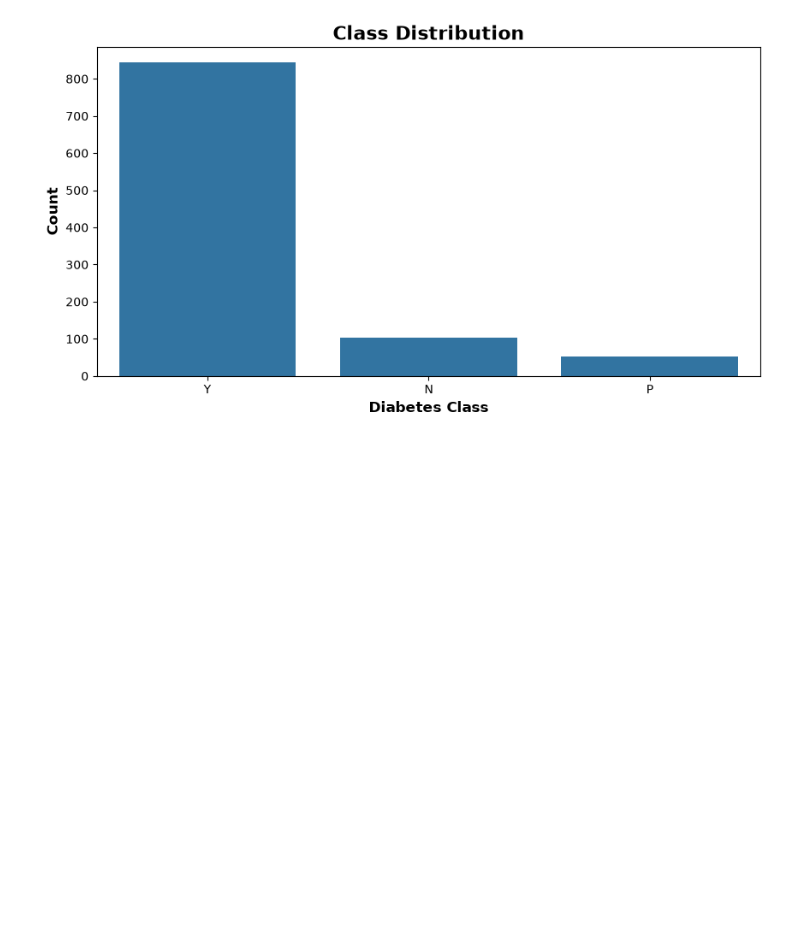
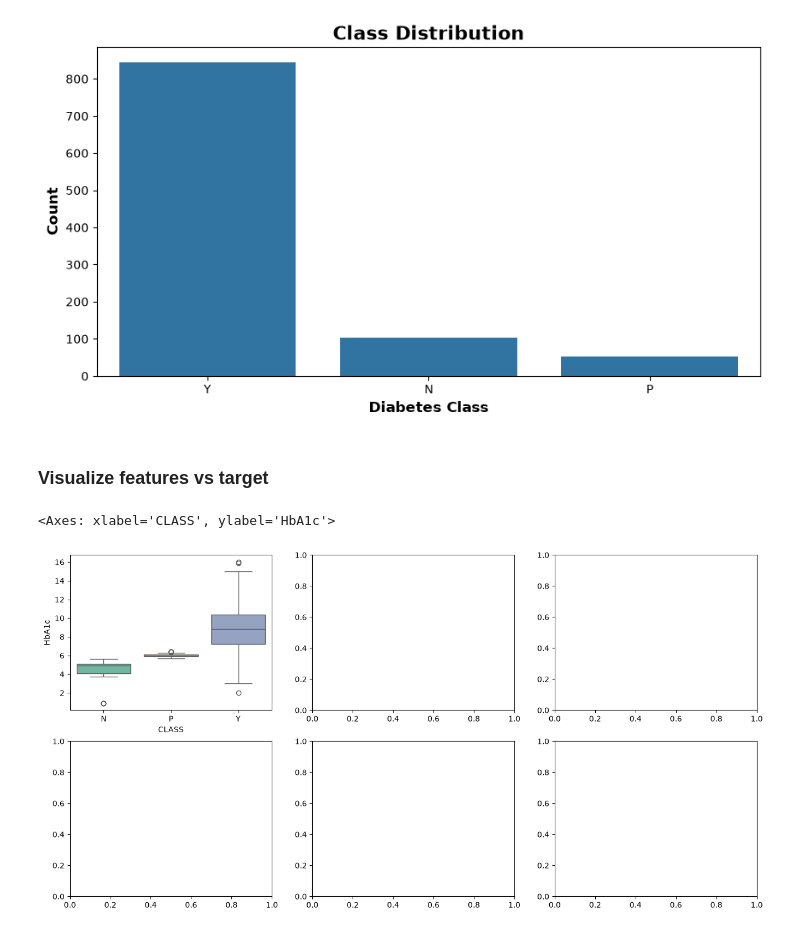
Before and after one commit to Ritupriya-Chowdhury/Diabetes_Prediction_Decision_Tree_Project, a Jupyter notebook: diabetes_prediction.ipynb, the cells around one changed output. Drawn from its saved outputs; the diff is of its cells as text; code cells hidden in the pictures; blank space fills up the shorter version.

Commit message:
Visualize features vs target

```diff
--- a/diabetes_prediction.ipynb
+++ b/diabetes_prediction.ipynb
@@ -216,3 +216,14 @@ plt.ylabel('Count', fontsize=12, fontweight='bold')
 # %% [output]
 Text(0, 0.5, 'Count')
 [figure]
+# %% [markdown]
+### Visualize features vs target
+# %%
+fig, ax=plt.subplots(2,3,figsize=(16,8))
+
+# 'HbA1c' vs 'CLASS'
+sns.boxplot(data=df, x='CLASS', y='HbA1c', hue='CLASS', ax=ax[0,0], palette="Set2")
+ax[0,0].set_title('Boxplot-> HbA1c vs CLASS')
+# %% [output]
+<Axes: xlabel='CLASS', ylabel='HbA1c'>
+[figure, added]
```
